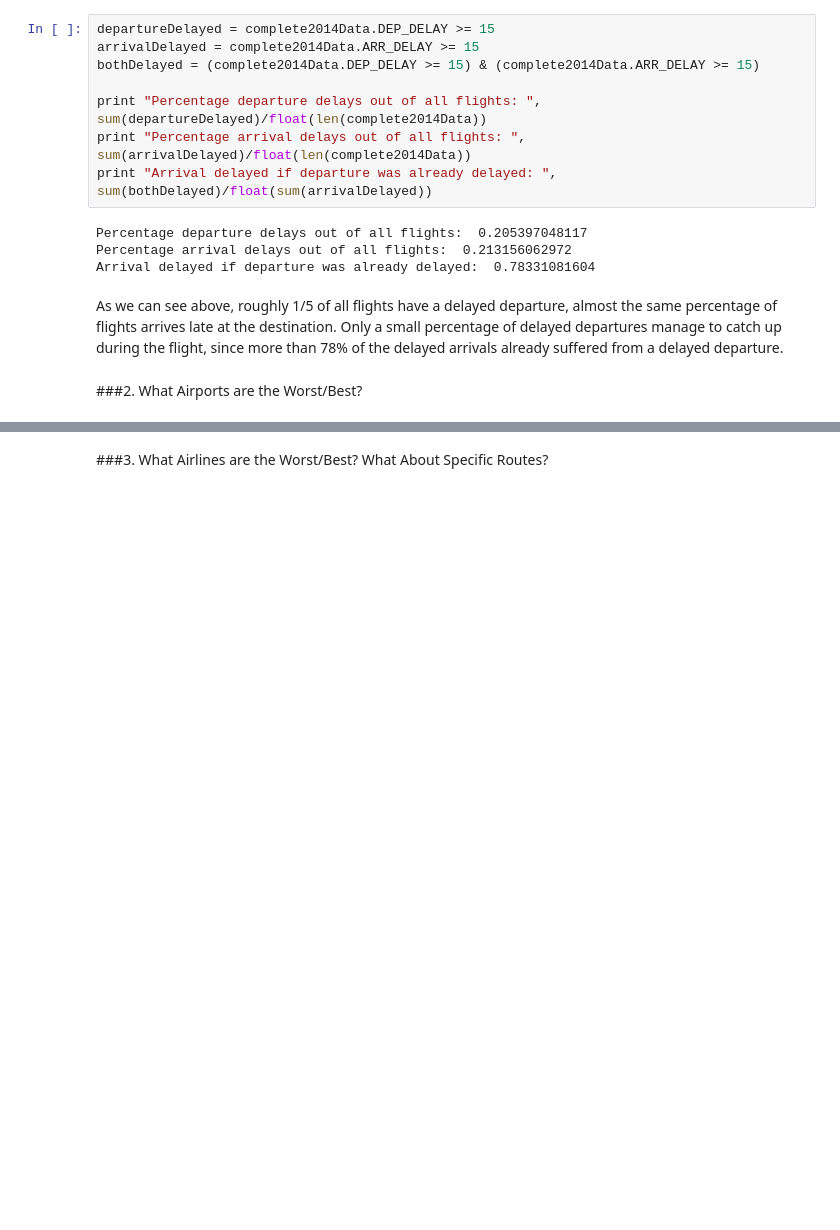
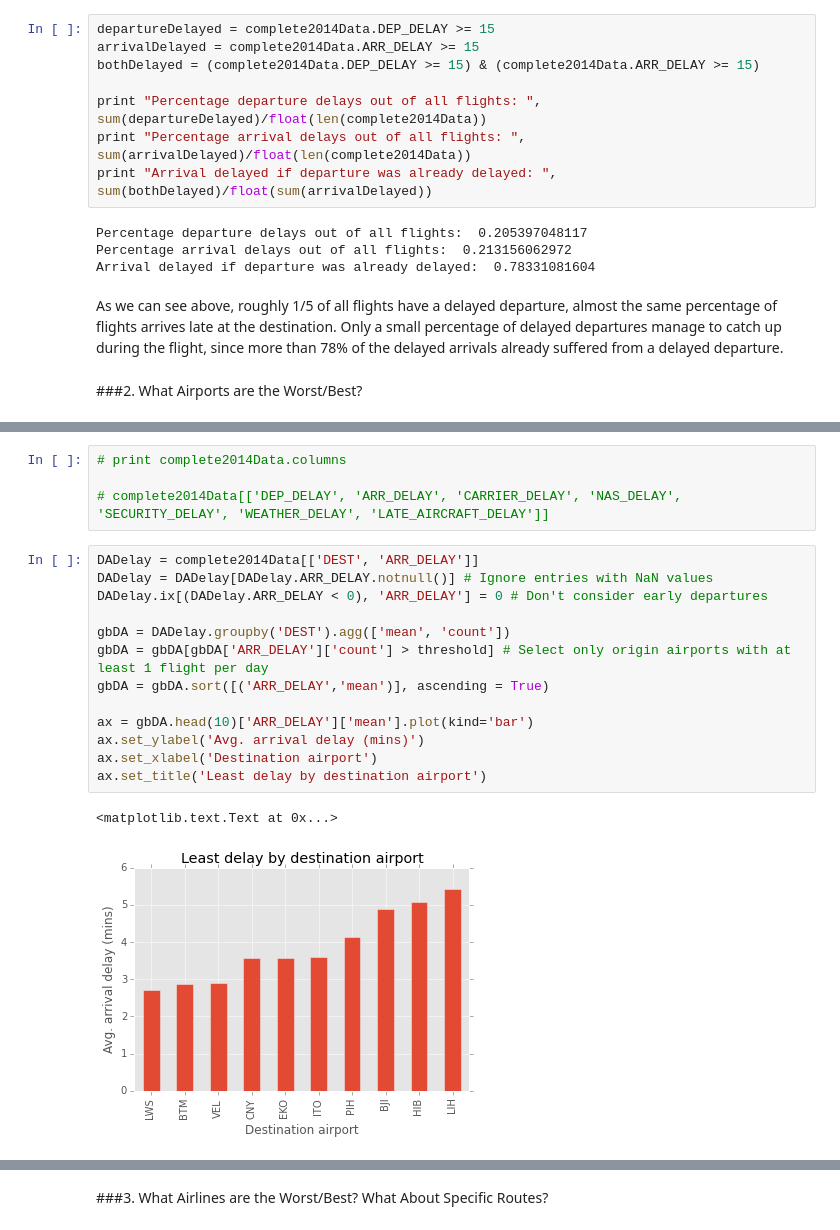
Before and after one commit to LeonhardFS/flightbbq, a Jupyter notebook: 03_DataExploration.ipynb, the cells around one changed output, grey strips where cells are left out. Saved outputs shown, nothing was run; the diff lists cells and outputs as text; blank space fills up the shorter version.

```diff
--- a/03_DataExploration.ipynb
+++ b/03_DataExploration.ipynb
@@ -37,0 +68,20 @@ Differentiate between different delay types (weather, security, etc.), e.g. are
+# %%
+# print complete2014Data.columns
+
+# complete2014Data[['DEP_DELAY', 'ARR_DELAY', 'CARRIER_DELAY', 'NAS_DELAY', 'SECURITY_DELAY', 'WEATHER_DELAY', 'LATE_AIRCRAFT_DELAY']]
+# %%
+DADelay = complete2014Data[['DEST', 'ARR_DELAY']]
+DADelay = DADelay[DADelay.ARR_DELAY.notnull()] # Ignore entries with NaN values
+DADelay.ix[(DADelay.ARR_DELAY < 0), 'ARR_DELAY'] = 0 # Don't consider early departures
+
+gbDA = DADelay.groupby('DEST').agg(['mean', 'count'])
+gbDA = gbDA[gbDA['ARR_DELAY']['count'] > threshold] # Select only origin airports with at least 1 flight per day
+gbDA = gbDA.sort([('ARR_DELAY','mean')], ascending = True)
+
+ax = gbDA.head(10)['ARR_DELAY']['mean'].plot(kind='bar')
+ax.set_ylabel('Avg. arrival delay (mins)')
+ax.set_xlabel('Destination airport')
+ax.set_title('Least delay by destination airport')
+# %% [output]
+<matplotlib.text.Text at 0x...>
+[figure, added]
```
Also changed, not shown: parts of 7 cells of this notebook, 4 other files.
